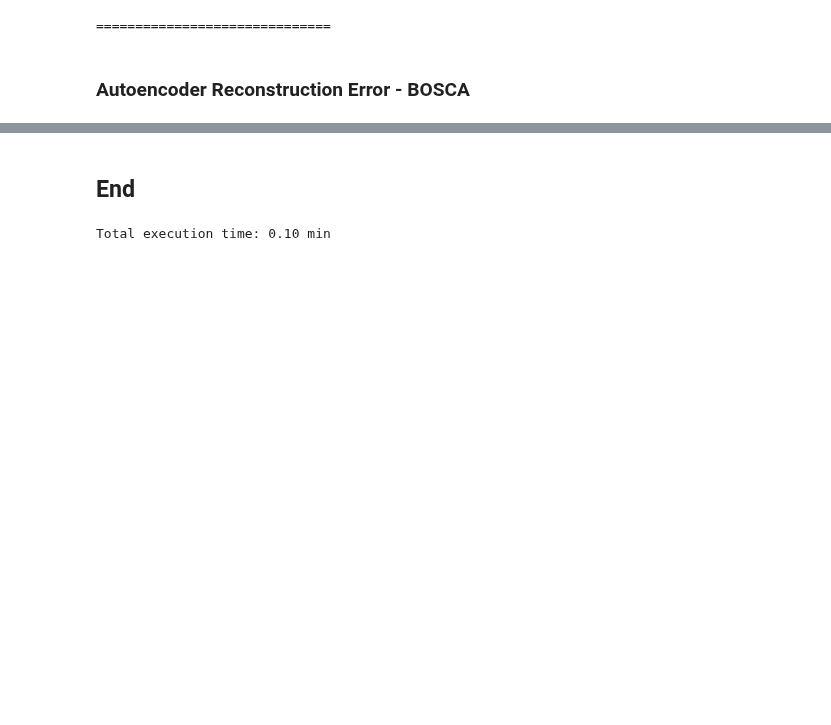
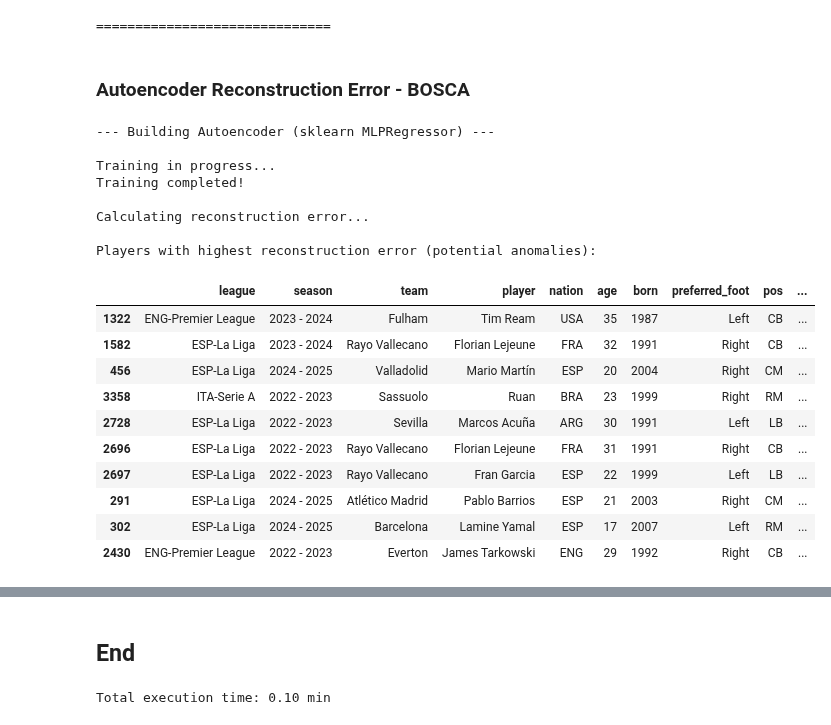
Before and after one commit to andreamurari/DataDriven_Soccer_Scouting, a Jupyter notebook: DataDriven_Soccer_Scouting.ipynb, the cells around one changed output, grey strips where cells are left out. Drawn from its saved outputs; the diff is of its cells as text; code cells hidden in the pictures; blank space fills up the shorter version.

Commit message:
Autoencoder Reconstruction Error

```diff
--- a/DataDriven_Soccer_Scouting.ipynb
+++ b/DataDriven_Soccer_Scouting.ipynb
@@ -1355,3 +1357,73 @@ def plot_cluster_league(cluster_id, df_clusters=df_clusters):
 plot_cluster_league(0)
 # %% [markdown]
 ### Autoencoder Reconstruction Error - BOSCA
+# %%
+print("--- Building Autoencoder (sklearn MLPRegressor) ---")
+
+from sklearn.neural_network import MLPRegressor
+import numpy as np
+
+input_dim = X_scaled.shape[1]
+
+# ==========================================
+# 1. AUTOENCODER (MLP as encoder-decoder)
+# ==========================================
+
+autoencoder = MLPRegressor(
+    hidden_layer_sizes=(64, 32, 10, 32, 64),  # bottleneck = 10
+    activation='tanh',
+    solver='adam',
+    max_iter=300,
+    random_state=42
+)
+
+# TRAINING (input = output → autoencoder behavior)
+print("\nTraining in progress...")
+autoencoder.fit(X_scaled, X_scaled)
+print("Training completed!")
+
+# ==========================================
+# 2. RECONSTRUCTION
+# ==========================================
+
+print("\nCalculating reconstruction error...")
+
+X_reconstructed = autoencoder.predict(X_scaled)
+
+# Mean Squared Error per player
+reconstruction_errors = np.mean((X_scaled - X_reconstructed) ** 2, axis=1)
+
+# ==========================================
+# 3. OUTPUT DATAFRAME
+# ==========================================
+
+df_reconstruction_error = df_info_reset.copy()
+df_reconstruction_error['reconstruction_error'] = reconstruction_errors
+
+print("\nPlayers with highest reconstruction error (potential anomalies):")
+
+display(
+    df_reconstruction_error
+    .sort_values(by='reconstruction_error', ascending=False)
+    .head(10)
+)
+# %% [output]
+--- Building Autoencoder (sklearn MLPRegressor) ---
+
+Training in progress...
+Training completed!
+
+Calculating reconstruction error...
+
+Players with highest reconstruction error (potential anomalies):
+|  | league | season | team | player | nation | age | born | preferred_foot | pos | ... |
+| 1322 | ENG-Premier League | 2023 - 2024 | Fulham | Tim Ream | USA | 35 | 1987 | Left | CB | ... |
+| 1582 | ESP-La Liga | 2023 - 2024 | Rayo Vallecano | Florian Lejeune | FRA | 32 | 1991 | Right | CB | ... |
+| 456 | ESP-La Liga | 2024 - 2025 | Valladolid | Mario Martín | ESP | 20 | 2004 | Right | CM | ... |
+| 3358 | ITA-Serie A | 2022 - 2023 | Sassuolo | Ruan | BRA | 23 | 1999 | Right | RM | ... |
+| 2728 | ESP-La Liga | 2022 - 2023 | Sevilla | Marcos Acuña | ARG | 30 | 1991 | Left | LB | ... |
+| 2696 | ESP-La Liga | 2022 - 2023 | Rayo Vallecano | Florian Lejeune | FRA | 31 | 1991 | Right | CB | ... |
+| 2697 | ESP-La Liga | 2022 - 2023 | Rayo Vallecano | Fran Garcia | ESP | 22 | 1999 | Left | LB | ... |
+| 291 | ESP-La Liga | 2024 - 2025 | Atlético Madrid | Pablo Barrios | ESP | 21 | 2003 | Right | CM | ... |
+| 302 | ESP-La Liga | 2024 - 2025 | Barcelona | Lamine Yamal | ESP | 17 | 2007 | Left | RM | ... |
+| 2430 | ENG-Premier League | 2022 - 2023 | Everton | James Tarkowski | ENG | 29 | 1992 | Right | CB | ... |
```
Also changed, not shown: parts of 8 cells of this notebook, 1 other file.
